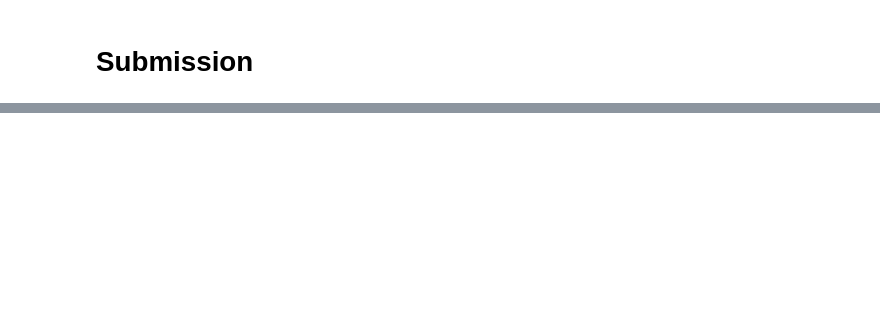
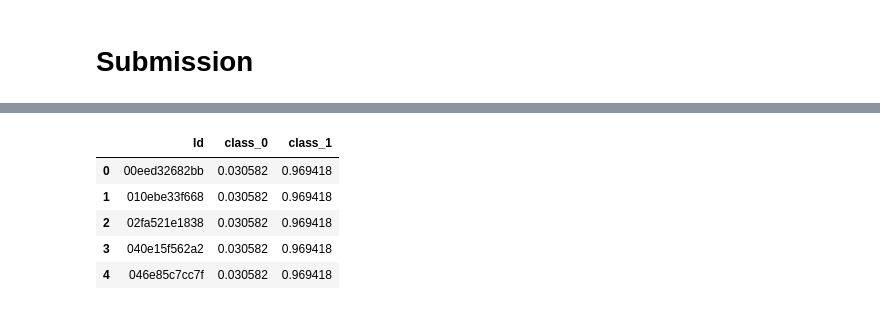
Before and after one commit to phenixMaster/ICR, a Jupyter notebook: icr-analysis-python.ipynb, the cells around one changed output, grey strips where cells are left out. Saved outputs shown, nothing was run; the diff lists cells and outputs as text; code cells hidden in the pictures; blank space fills up the shorter version.

Commit message:
Kaggle Notebook | ICR_analysis_python | Version 10

```diff
--- a/icr-analysis-python.ipynb
+++ b/icr-analysis-python.ipynb
@@ -95,0 +155,10 @@ NUM_FEATURE_COLUMNS = [i for i in dataset_df.columns if i not in ["Id", "EJ", "C
+# %%
+#### logistic regresion
+num_var = [var for var in dataset_df.columns if var not in ["Id","EJ","Class"]]
+X_train = train0[num_var]
+y_train0 = y[X_train.index]
+
+# scale X
+from sklearn import preprocessing
+scaler = preprocessing.StandardScaler().fit(X_train) # scaler
+X_train_scaled = scaler.transform(X_train)
@@ -95,0 +215,5 @@ NUM_FEATURE_COLUMNS = [i for i in dataset_df.columns if i not in ["Id", "EJ", "C
+# %%
+# Histogram based Gradient Boosting Classifier
+from sklearn.ensemble import HistGradientBoostingClassifier
+
+hbGbclf = HistGradientBoostingClassifier(max_iter=100)
@@ -95,0 +284,9 @@ NUM_FEATURE_COLUMNS = [i for i in dataset_df.columns if i not in ["Id", "EJ", "C
+# %%
+#valid score
+# fit model
+hbGbclf.fit(X_train,y_train0)
+
+# predict
+pred_val = hbGbclf.predict_proba(valid[num_var])
+pred_val2 = hbGbclf.predict(valid[num_var])
+print(f'valid score: {hbGbclf.score(valid[num_var],valid["Class"]).round(2)*100} %\n')
@@ -545,2 +321,26 @@ Warning: Some of the feature names have been changed automatically to be compati
+# %%
+# read test dataframe and predict
+test_df = pd.read_csv('/kaggle/input/icr-identify-age-related-conditions/test.csv')
+predictions = hbGbclf.predict_proba(test_df.select_dtypes(exclude=object))
+
+predictions = pd.DataFrame(predictions)
+
+# add test Id
+predictions["Id"] = test_df["Id"]
+predictions["class_0"] = predictions.iloc[:,0]
+predictions["class_1"] = predictions.iloc[:,1]
+predictions = predictions[["Id","class_0","class_1"]]
+# %%
+# write csv
+predictions.to_csv("submission.csv", index = None)
+pd.read_csv("/kaggle/working/submission.csv")
+#pd.read_csv('/kaggle/input/icr-identify-age-related-conditions/sample_submission.csv')
+# %% [output]
+|  | Id | class_0 | class_1 |
+| 0 | 00eed32682bb | 0.030582 | 0.969418 |
+| 1 | 010ebe33f668 | 0.030582 | 0.969418 |
+| 2 | 02fa521e1838 | 0.030582 | 0.969418 |
+| 3 | 040e15f562a2 | 0.030582 | 0.969418 |
+| 4 | 046e85c7cc7f | 0.030582 | 0.969418 |
 # %%
 sample_submission = pd.read_csv("/kaggle/input/icr-identify-age-related-conditions/sample_submission.csv")
```
Also changed, not shown: parts of 73 cells of this notebook.
